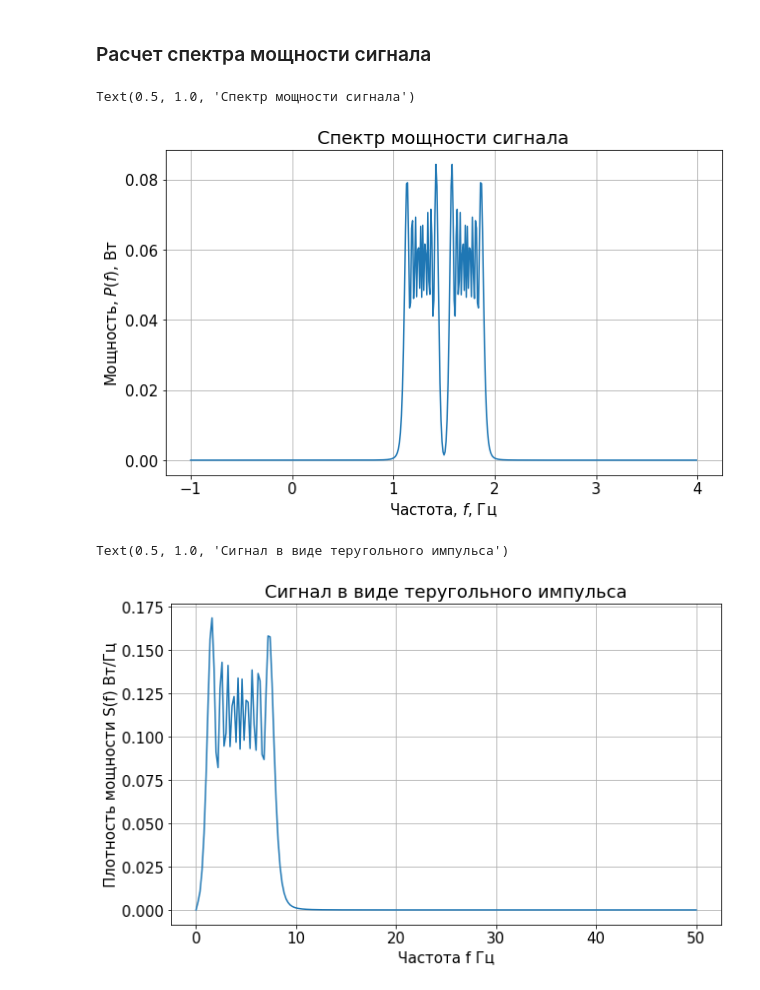
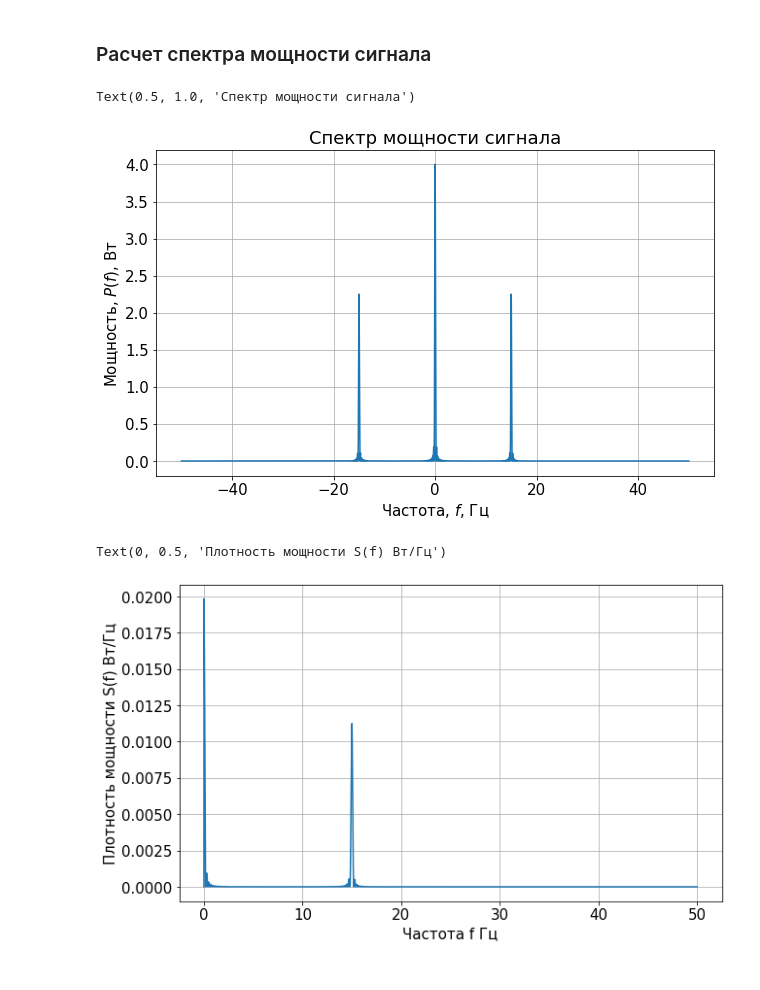
Before and after one commit to SakuraOneLove/DSP-2020, a Jupyter notebook: Lab_2.ipynb, the cells around one changed output. Drawn from its saved outputs; the diff is of its cells as text; code cells hidden in the pictures.

```diff
--- a/Lab_2.ipynb
+++ b/Lab_2.ipynb
@@ -149,8 +149,8 @@ print('Энергия сигнала во временной области: {Ew
 ### Расчет амплитудного спектра сигнала
 # %%
 x = np.arange(-50,50,(tmax-tmin)/N) # Формирование значений
-#add = [5 for i in range(len(x)-len(y))] # Формирование значений
-#y = np.concatenate([y,add]) # Формирование значений
+add = [0 for i in range(len(x)-len(y))] # Формирование значений
+y = np.concatenate([y,add]) # Формирование значений
 # %%
 af = fftshift(abs(fft(y)/N)) # Формирование значений
 fig, ax  = plt.subplots()
@@ -190,18 +189,17 @@ ax.set_ylabel('Мощность, $P(f)$, Вт')
 ax.set_title('Спектр мощности сигнала')
 # %% [output]
 Text(0.5, 1.0, 'Спектр мощности сигнала')
-[figure, old version]
+[figure, new version]
 # %%
 pf,ff = periodogram(y, fd,scaling = 'spectrum') # Формирование значений
 fig, ax  = plt.subplots()
 ax.plot(pf,ff)
 ax.grid()
 ax.set_xlabel('Частота f Гц')
 ax.set_ylabel('Плотность мощности S(f) Вт/Гц')
-ax.set_title('Сигнал в виде теругольного импульса')
 # %% [output]
-Text(0.5, 1.0, 'Сигнал в виде теругольного импульса')
+Text(0, 0.5, 'Плотность мощности S(f) Вт/Гц')
-[figure, old version]
+[figure, new version]
 # %%
 xf,ff = periodogram(y,fd, np.ones(y.size))
 # %%
```
Also changed, not shown: parts of 3 cells of this notebook.
